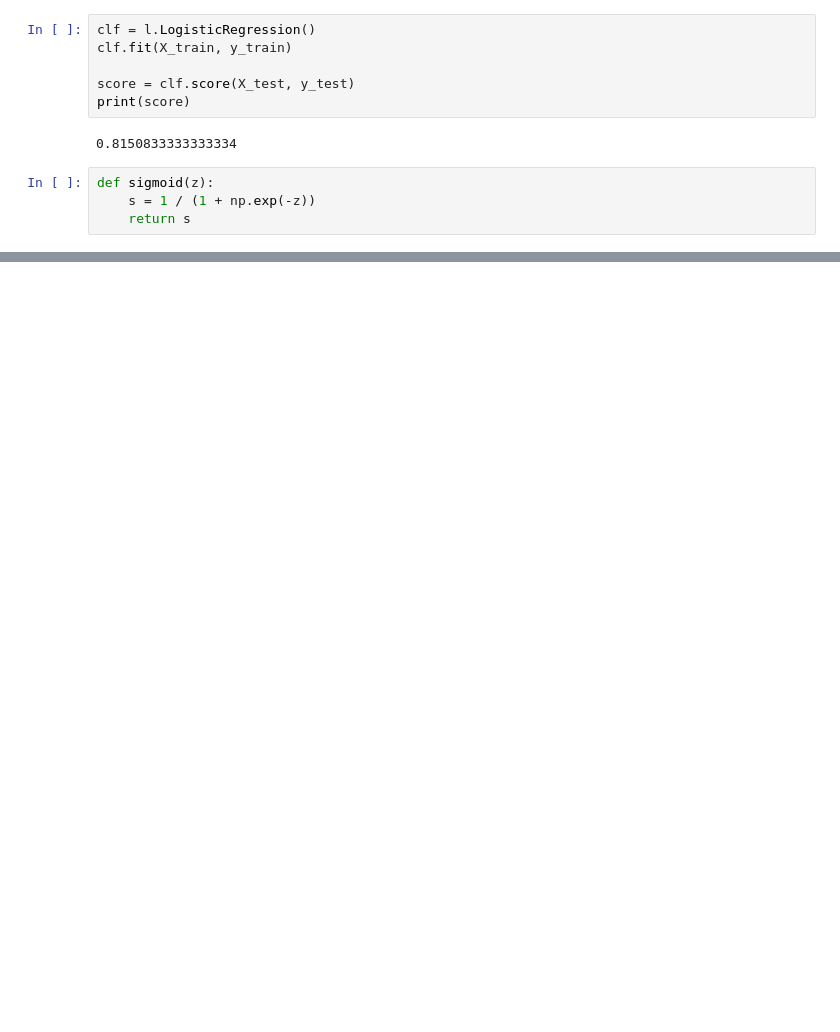
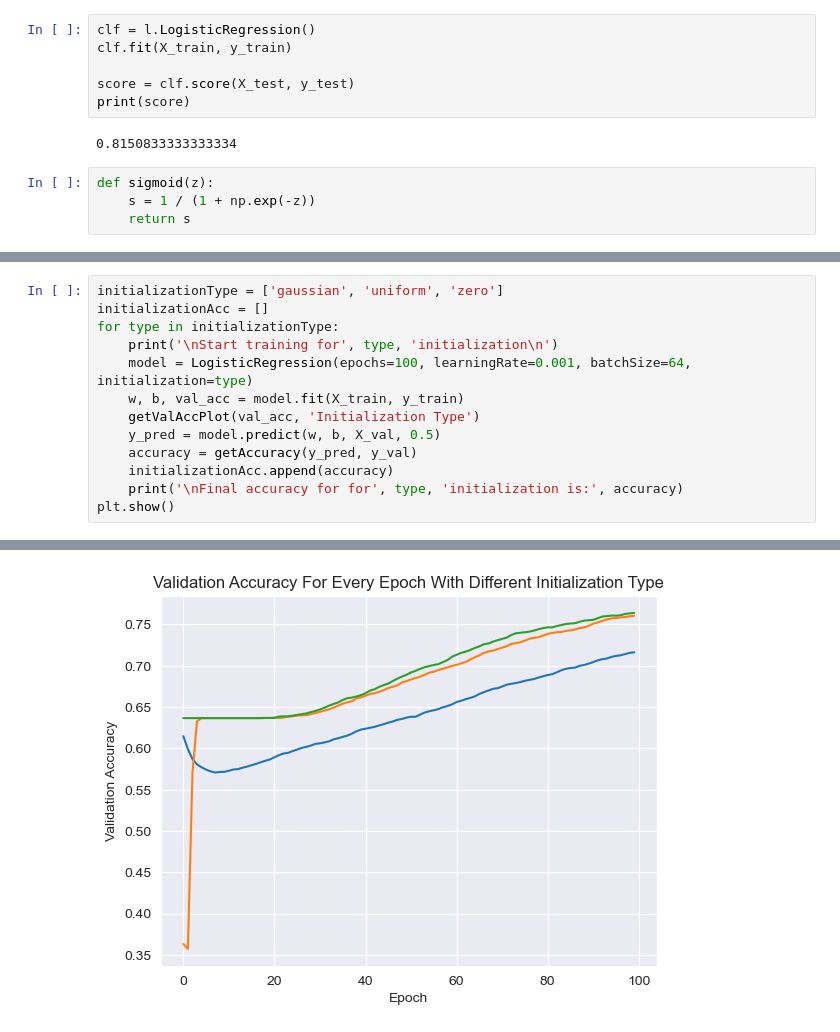
Before and after one commit to Gulce62/LogisticRegression, a Jupyter notebook: notebook.ipynb, the cells around one changed output, grey strips where cells are left out. Saved outputs shown, nothing was run; the diff lists cells and outputs as text; blank space fills up the shorter version.

```diff
--- a/notebook.ipynb
+++ b/notebook.ipynb
@@ -154,0 +182,14 @@ Start training for batchsize = 42000
+# %%
+initializationType = ['gaussian', 'uniform', 'zero']
+initializationAcc = []
+for type in initializationType:
+    print('\nStart training for', type, 'initialization\n')
+    model = LogisticRegression(epochs=100, learningRate=0.001, batchSize=64, initialization=type)
+    w, b, val_acc = model.fit(X_train, y_train)
+    getValAccPlot(val_acc, 'Initialization Type')
+    y_pred = model.predict(w, b, X_val, 0.5)
+    accuracy = getAccuracy(y_pred, y_val)
+    initializationAcc.append(accuracy)
+    print('\nFinal accuracy for for', type, 'initialization is:', accuracy)
+plt.show()
+# %% [output]
@@ -154,0 +213 @@ Start training for batchsize = 42000
+[figure, added]
```
Also changed, not shown: parts of 15 cells of this notebook, 2 other files.
